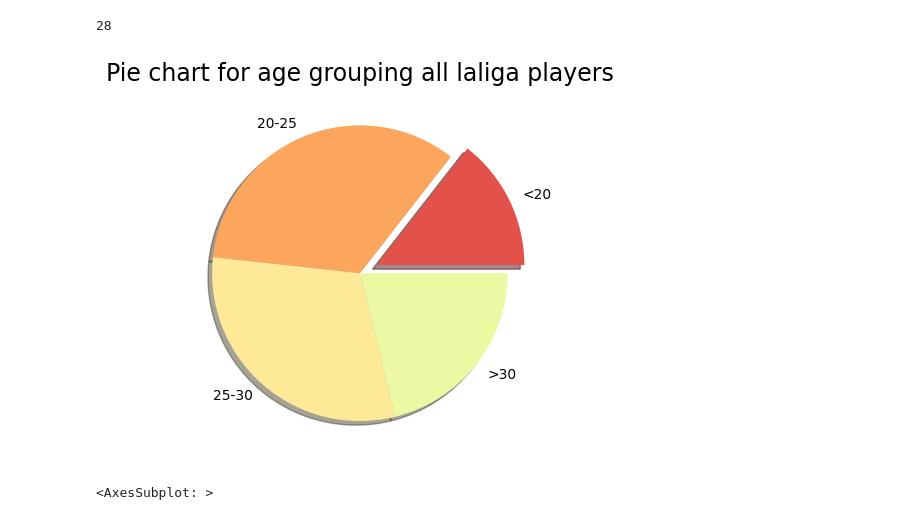
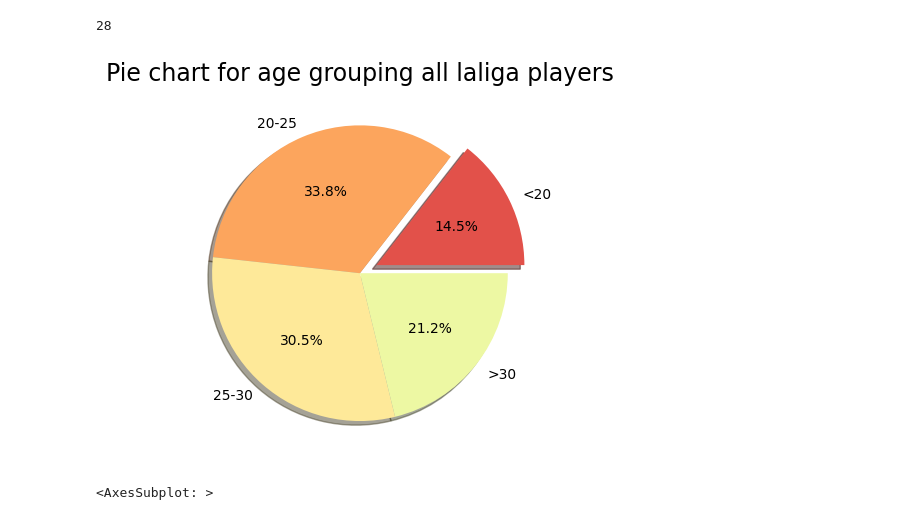
Before and after one commit to Hrithik-58/My_Projects, a Jupyter notebook: Laliga season 2021-22 game data analysis/project on laliga 2021-22.ipynb, the cells around one changed output. Saved outputs shown, nothing was run; the diff lists cells and outputs as text; code cells hidden in the pictures.

```diff
--- a/Laliga season 2021-22 game data analysis/project on laliga 2021-22.ipynb
+++ b/Laliga season 2021-22 game data analysis/project on laliga 2021-22.ipynb
@@ -216,13 +183,13 @@ above30 = laliga[laliga['age'] > 30]
 # %%
 players_age = np.array([under20['nickname'].count(),between20to25['nickname'].count(),between25to30['nickname'].count(),above30['nickname'].count()])
 color = sns.color_palette("Spectral")
 explode = [0.125,0,0,0]
 labels = ["<20","20-25","25-30",">30"]
-plt.pie(players_age,labels = labels,explode = explode,colors = color,shadow=True,radius = 1)
+plt.pie(players_age,labels = labels,explode = explode,colors = color,shadow=True,radius = 1,autopct = "%.1f%%")
 plt.title("Pie chart for age grouping all laliga players",fontsize = 17)
 plt.show()
 # %% [output]
-[figure, old version]
+[figure, new version]
 # %%
 between20to25 = laliga[(laliga['age']>20) & (laliga['age'] <= 25) ]
 between20to25['team'].value_counts().head(10).plot(kind="bar",figsize=(10,4),color = sns.color_palette("rocket_r") )
```
Also changed, not shown: parts of 30 cells of this notebook.
